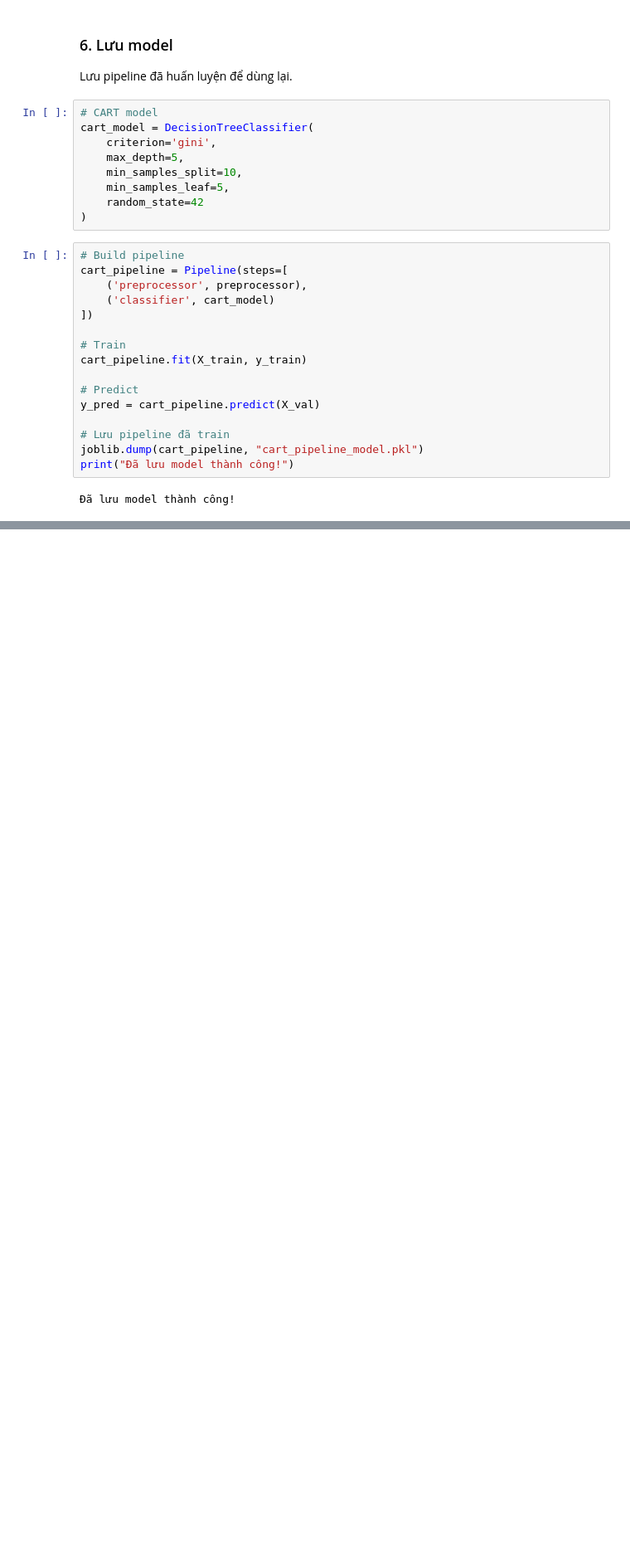
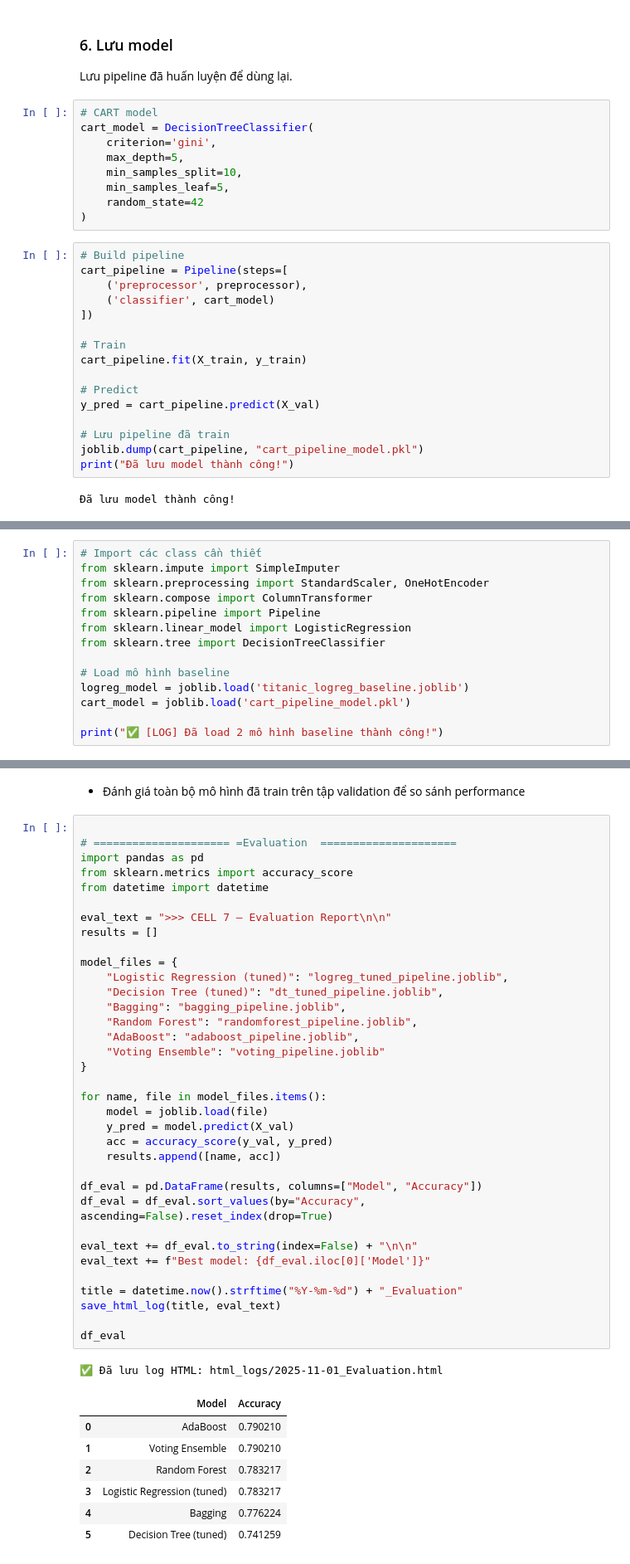
Before and after one commit to tuonglong1012/sgu25-khaiphadulieu, a Jupyter notebook: Challenge_1.ipynb, the cells around one changed output, grey strips where cells are left out. Shown at 83% size. Cells and saved outputs as stored; diff of their text form; blank space fills up the shorter version.

```diff
--- a/Challenge_1.ipynb
+++ b/Challenge_1.ipynb
@@ -622,0 +656,14 @@ print("Đã lưu model thành công!")
+# %%
+# Import các class cần thiết
+from sklearn.impute import SimpleImputer
+from sklearn.preprocessing import StandardScaler, OneHotEncoder
+from sklearn.compose import ColumnTransformer
+from sklearn.pipeline import Pipeline
+from sklearn.linear_model import LogisticRegression
+from sklearn.tree import DecisionTreeClassifier
+
+# Load mô hình baseline
+logreg_model = joblib.load('titanic_logreg_baseline.joblib')
+cart_model = joblib.load('cart_pipeline_model.pkl')
+
+print("✅ [LOG] Đã load 2 mô hình baseline thành công!")
@@ -622,0 +997,46 @@ print("Đã lưu model thành công!")
+# %% [markdown]
+* Đánh giá toàn bộ mô hình đã train trên tập validation để so sánh performance
+# %%
+
+# ===================== =Evaluation  =====================
+import pandas as pd
+from sklearn.metrics import accuracy_score
+from datetime import datetime
+
+eval_text = ">>> CELL 7 — Evaluation Report\n\n"
+results = []
+
+model_files = {
+    "Logistic Regression (tuned)": "logreg_tuned_pipeline.joblib",
+    "Decision Tree (tuned)": "dt_tuned_pipeline.joblib",
+    "Bagging": "bagging_pipeline.joblib",
+    "Random Forest": "randomforest_pipeline.joblib",
+    "AdaBoost": "adaboost_pipeline.joblib",
+    "Voting Ensemble": "voting_pipeline.joblib"
+}
+
+for name, file in model_files.items():
+    model = joblib.load(file)
+    y_pred = model.predict(X_val)
+    acc = accuracy_score(y_val, y_pred)
+    results.append([name, acc])
+
+df_eval = pd.DataFrame(results, columns=["Model", "Accuracy"])
+df_eval = df_eval.sort_values(by="Accuracy", ascending=False).reset_index(drop=True)
+
+eval_text += df_eval.to_string(index=False) + "\n\n"
+eval_text += f"Best model: {df_eval.iloc[0]['Model']}"
+
+title = datetime.now().strftime("%Y-%m-%d") + "_Evaluation"
+save_html_log(title, eval_text)
+
+df_eval
+# %% [output]
+✅ Đã lưu log HTML: html_logs/2025-11-01_Evaluation.html
+|  | Model | Accuracy |
+| 0 | AdaBoost | 0.790210 |
+| 1 | Voting Ensemble | 0.790210 |
+| 2 | Random Forest | 0.783217 |
+| 3 | Logistic Regression (tuned) | 0.783217 |
+| 4 | Bagging | 0.776224 |
+| 5 | Decision Tree (tuned) | 0.741259 |
```
Also changed, not shown: parts of 35 cells of this notebook, 16 other files.
